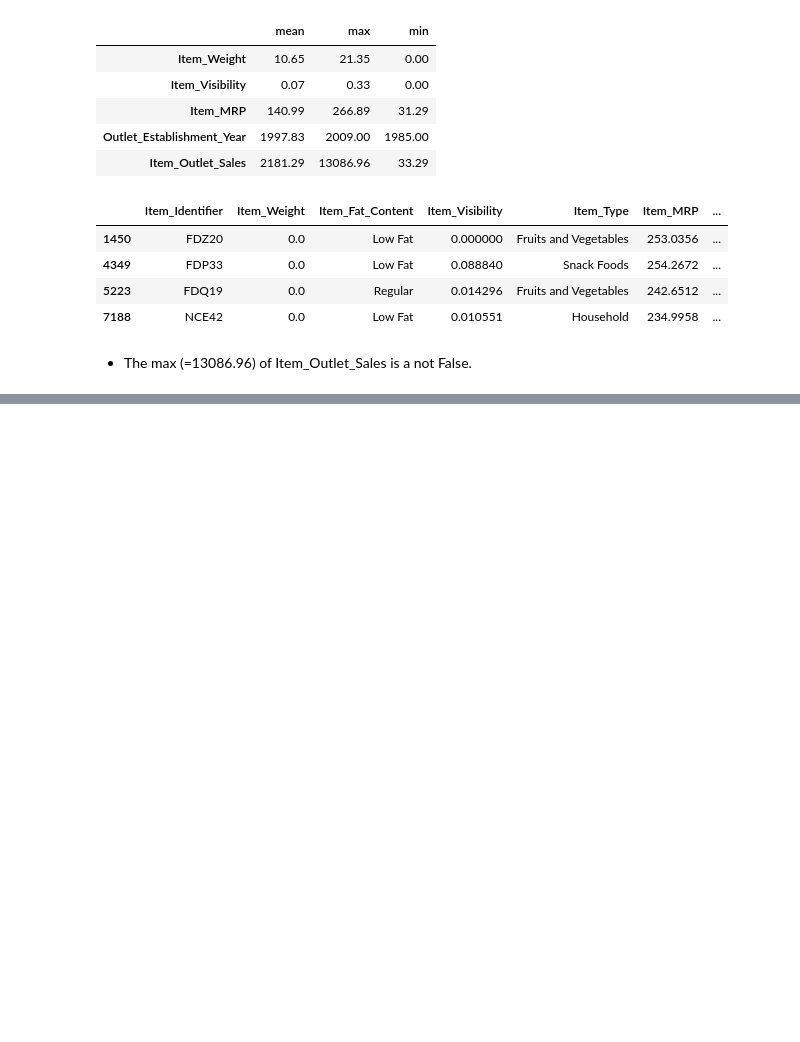
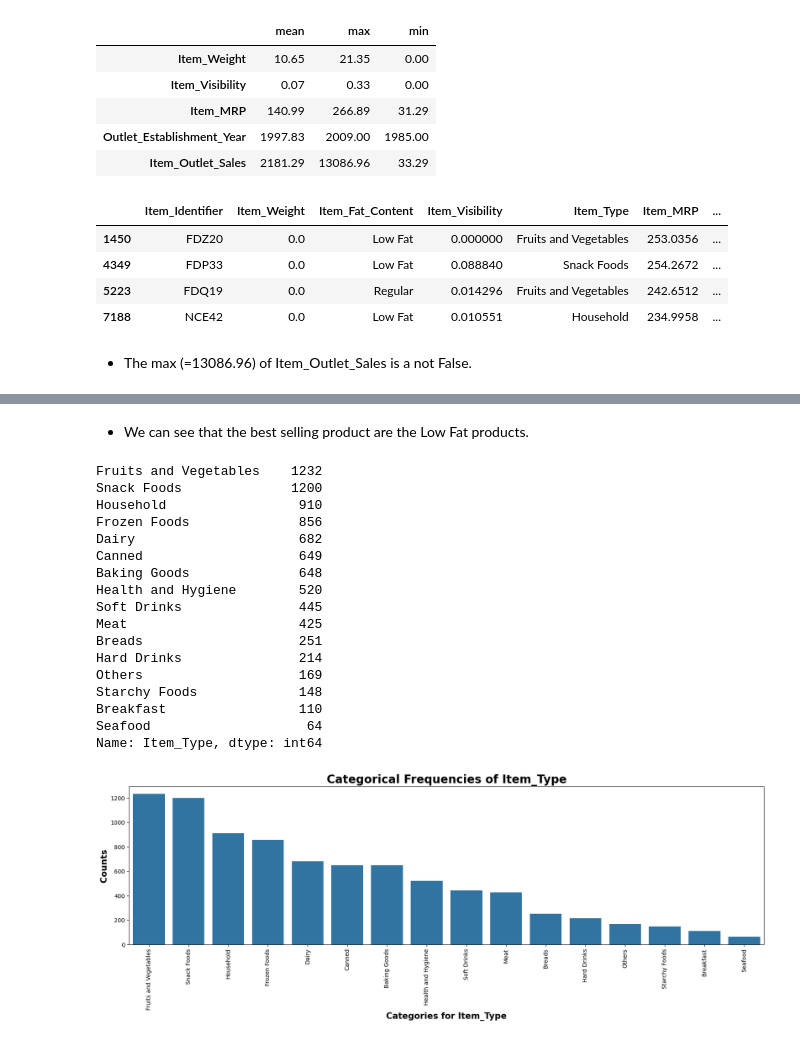
Before and after one commit to zyed79/Prediction-of-Product-Sales, a Jupyter notebook: Sales_of_Prediction_Project_.ipynb, the cells around one changed output, grey strips where cells are left out. Saved outputs shown, nothing was run; the diff lists cells and outputs as text; code cells hidden in the pictures; blank space fills up the shorter version.

```diff
--- a/Sales_of_Prediction_Project_.ipynb
+++ b/Sales_of_Prediction_Project_.ipynb
@@ -281,0 +387,24 @@ df[max].head()
+# %% [markdown]
+- We can see that the best selling product are the Low Fat products.
+# %%
+fig, ax = plot_bar(df, 'Item_Type', 'Item_Type');
+print(df['Item_Type'].value_counts())
+# %% [output]
+Fruits and Vegetables    1232
+Snack Foods              1200
+Household                 910
+Frozen Foods              856
+Dairy                     682
+Canned                    649
+Baking Goods              648
+Health and Hygiene        520
+Soft Drinks               445
+Meat                      425
+Breads                    251
+Hard Drinks               214
+Others                    169
+Starchy Foods             148
+Breakfast                 110
+Seafood                    64
+Name: Item_Type, dtype: int64
+[figure, added]
```
Also changed, not shown: parts of 20 cells of this notebook.
